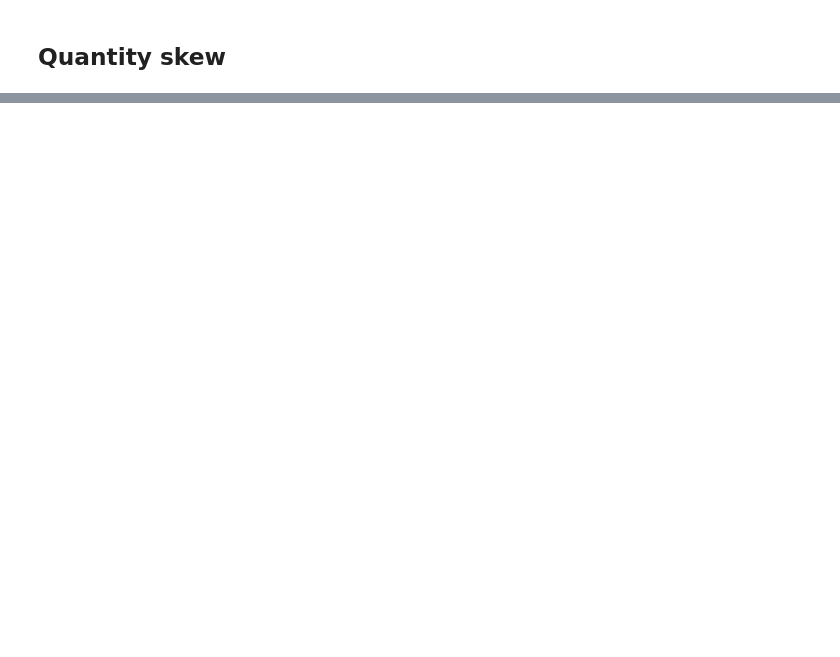
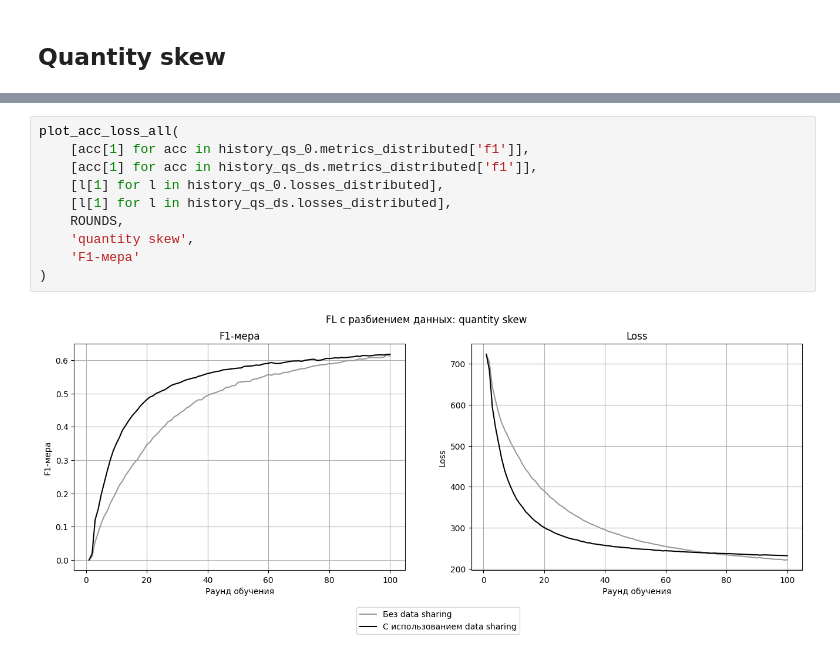
Before and after one commit to Ilyaant/federated-learning-experiments, a Jupyter notebook: notebooks/cifar100_exp.ipynb, the cells around one changed output, grey strips where cells are left out. Drawn from its saved outputs; the diff is of its cells as text; blank space fills up the shorter version.

```diff
--- a/notebooks/plots.ipynb
+++ b/notebooks/cifar100_exp.ipynb
@@ -428,0 +217,12 @@ plot_acc_loss_all(
+# %%
+plot_acc_loss_all(
+    [acc[1] for acc in history_qs_0.metrics_distributed['f1']],
+    [acc[1] for acc in history_qs_ds.metrics_distributed['f1']],
+    [l[1] for l in history_qs_0.losses_distributed],
+    [l[1] for l in history_qs_ds.losses_distributed],
+    ROUNDS,
+    'quantity skew',
+    'F1-мера'
+)
+# %% [output]
+[figure, added]
```
Also changed, not shown: parts of 48 cells of this notebook, 1 other file.
